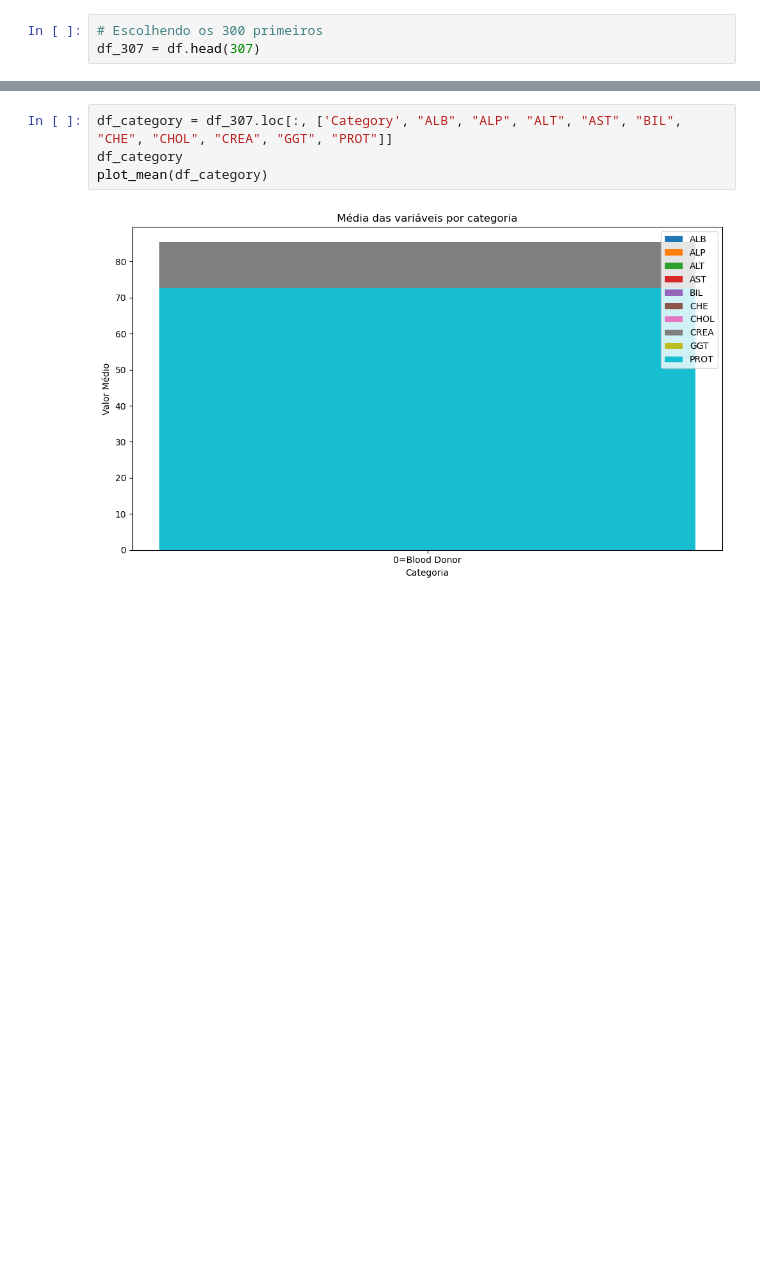
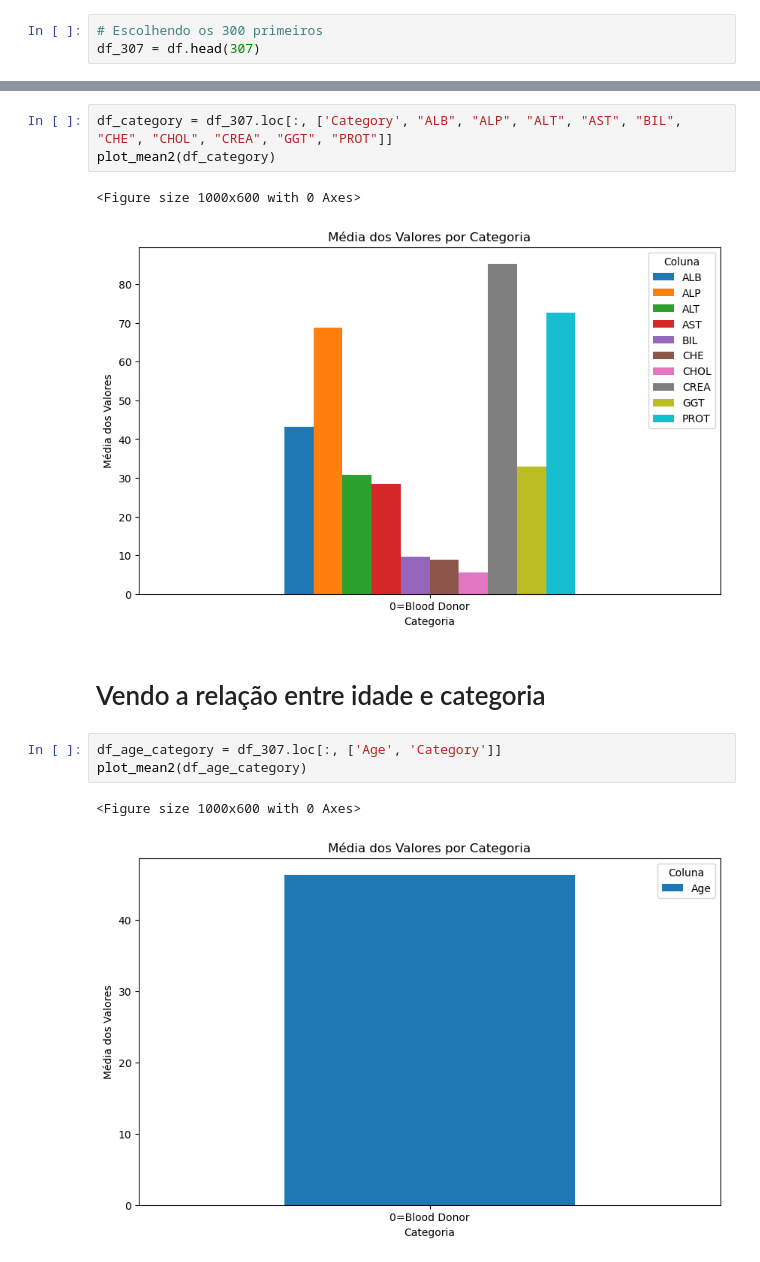
Before and after one commit to Gabicolombo/USP-Ciencias-de-dados-, a Jupyter notebook: hcvdat0.ipynb, the cells around one changed output, grey strips where cells are left out. Cells and saved outputs as stored; diff of their text form; blank space fills up the shorter version.

```diff
--- a/hcvdat0.ipynb
+++ b/hcvdat0.ipynb
@@ -142,6 +176,14 @@ plot(df_307)
 # %%
 df_category = df_307.loc[:, ['Category', "ALB", "ALP", "ALT", "AST", "BIL", "CHE", "CHOL", "CREA", "GGT", "PROT"]]
-df_category
-plot_mean(df_category)
+plot_mean2(df_category)
 # %% [output]
+<Figure size 1000x600 with 0 Axes>
-[figure, old version]
+[figure, new version]
+# %% [markdown]
+# Vendo a relação entre idade e categoria
+# %%
+df_age_category = df_307.loc[:, ['Age', 'Category']]
+plot_mean2(df_age_category)
+# %% [output]
+<Figure size 1000x600 with 0 Axes>
+[figure, added]
```
Also changed, not shown: parts of 7 cells of this notebook.
